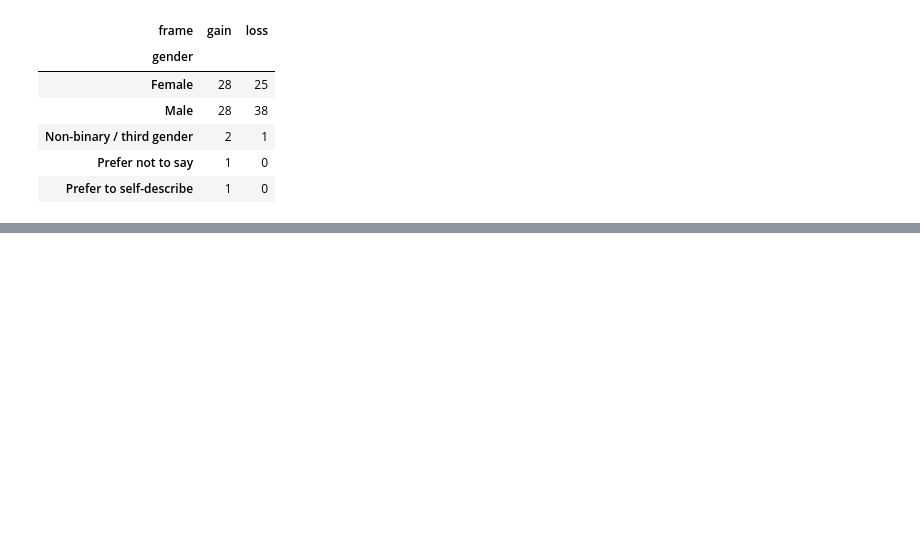
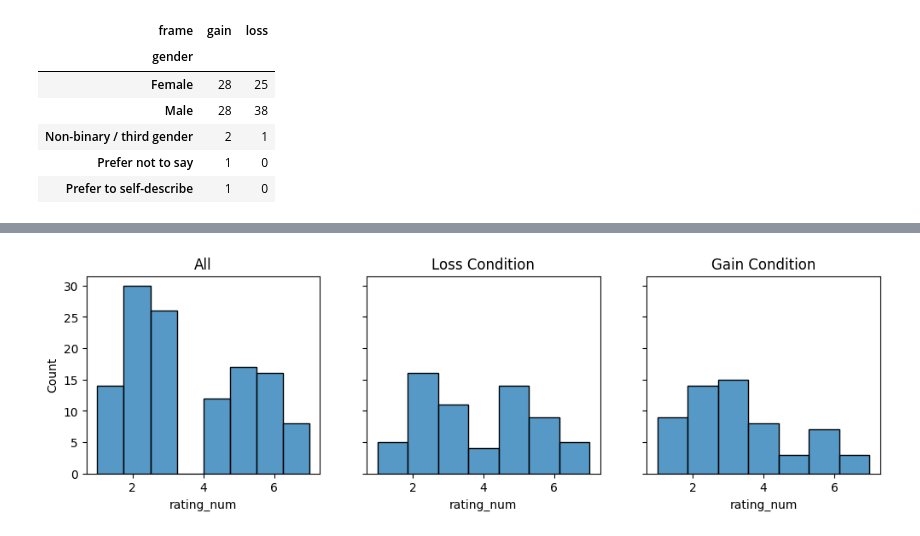
Before and after one commit to aking3806/riskychoiceframing_AI, a Jupyter notebook: Experiment 1/analysis/qualtrics_analysis.ipynb, the cells around one changed output, grey strips where cells are left out. Saved outputs shown, nothing was run; the diff lists cells and outputs as text; code cells hidden in the pictures; blank space fills up the shorter version.

```diff
--- a/Experiment 1/analysis/qualtrics_analysis.ipynb
+++ b/Experiment 1/analysis/qualtrics_analysis.ipynb
@@ -398,0 +431,19 @@ df_clean['Q91'].value_counts()
+# %%
+main_analysis_columns = ['ResponseId', 'frame', 'scenario_mapped', 'option_selected', 'rating_num', 'age_num',  'gender_num',  'ethnicity_num', 'education_num',   'contintent_num', 'ADP_num', 'student_num']
+analysis_columns = ['ResponseId', 'frame', 'scenario_mapped', 'option_selected', 'rating', 'rating_num', 'rationale',
+'age', 'age_num', 'gender',  'gender_num', 'ethnicity', 'ethnicity_num', 'education', 'education_num', 'continent',  'contintent_num',
+'ADP_num','ADP_familiar',  'student', 'student_num', 'NEP_score']
+
+
+
+#set up dataframe
+main_analysis = df_clean[main_analysis_columns]
+
+#gain & loss conditions
+gain_condition = main_analysis[main_analysis['frame']=='gain']
+loss_condition = main_analysis[main_analysis['frame']=='loss']
+
+#% of Participants Selecting Each Option
+frame_cross_tab1 = pd.crosstab(main_analysis['option_selected'], main_analysis['frame'], normalize='columns')
+frame_cross_tab2 = pd.crosstab(main_analysis['option_selected'], main_analysis['frame'])
+frame_cross_tab1
@@ -398,0 +474,13 @@ df_clean['Q91'].value_counts()
+# %%
+fig, axes = plt.subplots(1, 3, figsize=(12, 3), sharey=True)
+
+sns.histplot(data=main_analysis, x='rating_num', ax=axes[0])
+axes[0].set_title('All')
+sns.histplot(data=loss_condition, x='rating_num', ax=axes[1])
+axes[1].set_title('Loss Condition')
+sns.histplot(data=gain_condition, x='rating_num', ax=axes[2])
+axes[2].set_title('Gain Condition')
+
+plt.show()
+# %% [output]
+[figure, added]
```
Also changed, not shown: parts of 30 cells of this notebook.
